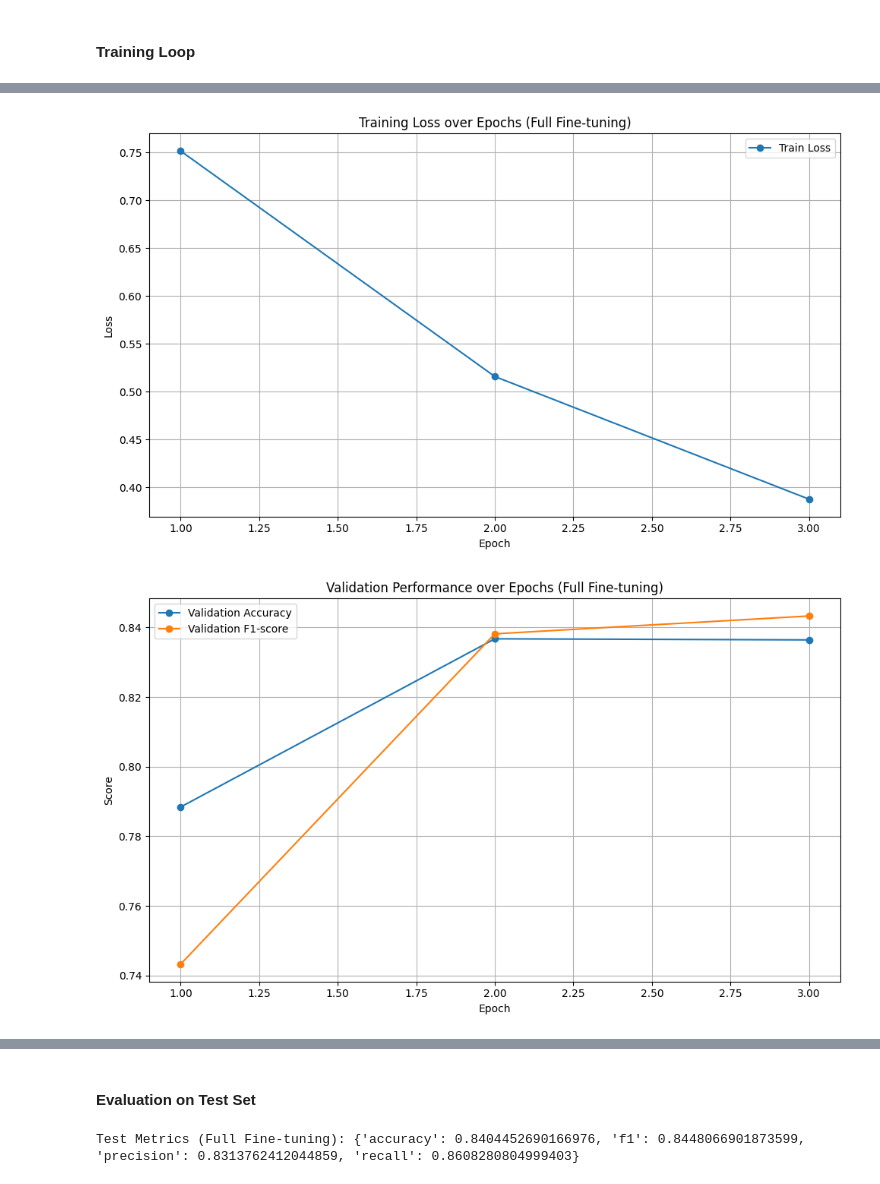
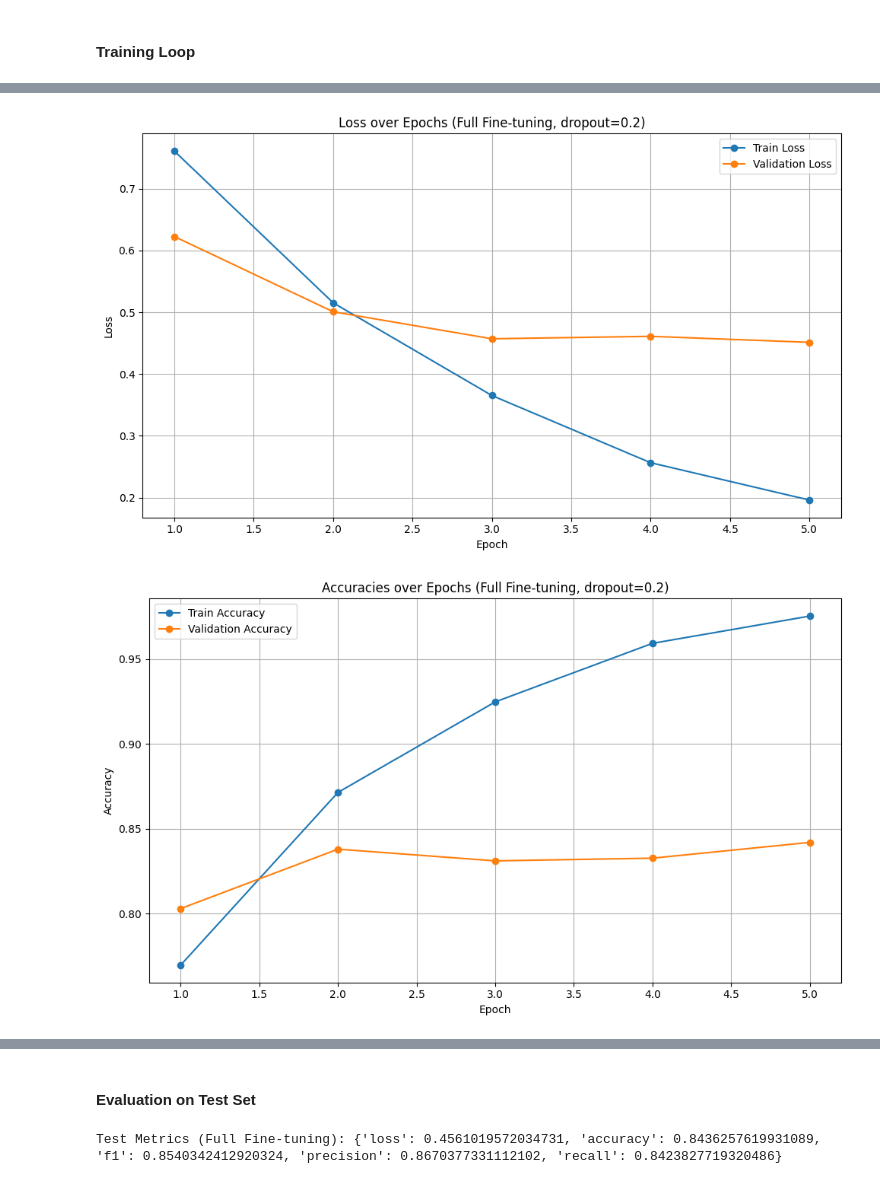
Before and after one commit to isabellachong/multimodal-fake-news-detection, a Jupyter notebook: scripts/CLIP.ipynb, the cells around one changed output, grey strips where cells are left out. Cells and saved outputs as stored; diff of their text form; code cells hidden in the pictures.

```diff
--- a/scripts/CLIP.ipynb
+++ b/scripts/CLIP.ipynb
@@ -173,7 +182,9 @@ def evaluate_model(model, data_loader):
 # training setup
 EPOCHS = 5
 LEARNING_RATE = 1e-4
-model = CLIPClassifier(MODEL_NAME, NUM_LABELS).to(DEVICE)
+DROPOUT = 0.2
+
+model = CLIPClassifier(MODEL_NAME, NUM_LABELS, DROPOUT).to(DEVICE)
 for param in model.clip.parameters():
     param.requires_grad = False
 optimizer = torch.optim.AdamW(model.parameters(), lr=LEARNING_RATE, weight_decay=WEIGHT_DECAY)
@@ -283,7 +337,7 @@ plt.show()
 #### Evaluation on Test Set
 # %%
 # compute evaluation metrics
-model.load_state_dict(torch.load(os.path.join(OUTPUT_DIR, 'best_model_classifier.pt'), map_location=DEVICE))
+model.load_state_dict(torch.load(os.path.join(OUTPUT_DIR, 'best_model_classifier_2.pt'), map_location=DEVICE))
 test_metrics = evaluate_model(model, test_loader)
 print("Test Metrics (Fine-tuning Classifier):", test_metrics)
 # %% [output]
@@ -449,0 +658,5 @@ Total misclassified samples: 780 / 3773
+# %%
+# compute evaluation metrics
+model.load_state_dict(torch.load(os.path.join(OUTPUT_DIR, 'best_model_classifier_3.pt'), map_location=DEVICE))
+test_metrics = evaluate_model(model, test_loader)
+print("Test Metrics (Fine-tuning Classifier):", test_metrics)
@@ -452,8 +821,10 @@ Total misclassified samples: 780 / 3773
 # %%
 # training setup
-EPOCHS = 3
+EPOCHS = 5
 LEARNING_RATE = 1e-5
-model = CLIPClassifier(MODEL_NAME, NUM_LABELS).to(DEVICE)
+DROPOUT = 0.2
+
+model = CLIPClassifier(MODEL_NAME, NUM_LABELS, DROPOUT).to(DEVICE)
 optimizer = torch.optim.AdamW(model.parameters(), lr=LEARNING_RATE, weight_decay=WEIGHT_DECAY)
 total_steps = len(train_loader) * EPOCHS
 scheduler = get_linear_schedule_with_warmup(
@@ -531,26 +938,39 @@ Validation F1 Scores: [0.7432718521847097, 0.8381855620727139, 0.843312898535212
 # %%
-# plot training loss
+# plot loss curves
 plt.figure(figsize=(10, 6))
-plt.plot(range(1, EPOCHS+1), train_losses_full, marker='o', label='Train Loss')
-plt.title('Training Loss over Epochs (Full Fine-tuning)')
+plt.plot(range(1, EPOCHS+1), train_losses_full_2, marker='o', label='Train Loss')
+plt.plot(range(1, EPOCHS+1), val_losses_full_2, marker='o', label='Validation Loss')
+plt.title('Loss over Epochs (Full Fine-tuning, dropout=0.2)')
 plt.xlabel('Epoch')
 plt.ylabel('Loss')
 plt.grid(True)
 plt.legend()
 plt.tight_layout()
 plt.show()
 
-# plot validation accuracy and f1
+# plot accuracy curves
 plt.figure(figsize=(10, 6))
-plt.plot(range(1, EPOCHS+1), val_accuracies_full, marker='o', label='Validation Accuracy')
-plt.plot(range(1, EPOCHS+1), val_f1s_full, marker='o', label='Validation F1-score')
-plt.title('Validation Performance over Epochs (Full Fine-tuning)')
+plt.plot(range(1, EPOCHS+1), train_accuracies_full_2, marker='o', label='Train Accuracy')
+plt.plot(range(1, EPOCHS+1), val_accuracies_full_2, marker='o', label='Validation Accuracy')
+plt.title('Accuracies over Epochs (Full Fine-tuning, dropout=0.2)')
 plt.xlabel('Epoch')
-plt.ylabel('Score')
+plt.ylabel('Accuracy')
 plt.grid(True)
 plt.legend()
 plt.tight_layout()
 plt.show()
+
+# plot f1-score curves
+plt.figure(figsize=(10, 6))
+plt.plot(range(1, EPOCHS+1), train_f1s_full_2, marker='o', label='Train F1-score')
+plt.plot(range(1, EPOCHS+1), val_f1s_full_2, marker='o', label='Validation F1-score')
+plt.title('F1-Scores over Epochs (Full Fine-tuning, dropout=0.2)')
+plt.xlabel('Epoch')
+plt.ylabel('F1-Score')
+plt.grid(True)
+plt.legend()
+plt.tight_layout()
+plt.show()
 # %% [output]
-[figure, old version]
+[figure, new version]
-[figure, old version]
+[figure, new version]
@@ -558,10 +979,10 @@ plt.show()
 #### Evaluation on Test Set
 # %%
 # compute evaluation metrics
-model.load_state_dict(torch.load(os.path.join(OUTPUT_DIR, 'best_model_full.pt'), map_location=DEVICE))
+model.load_state_dict(torch.load(os.path.join(OUTPUT_DIR, 'best_model_full_2.pt'), map_location=DEVICE))
 test_metrics = evaluate_model(model, test_loader)
 print("Test Metrics (Full Fine-tuning):", test_metrics)
 # %% [output]
-Test Metrics (Full Fine-tuning): {'accuracy': 0.8404452690166976, 'f1': 0.8448066901873599, 'precision': 0.8313762412044859, 'recall': 0.8608280804999403}
+Test Metrics (Full Fine-tuning): {'loss': 0.4561019572034731, 'accuracy': 0.8436257619931089, 'f1': 0.8540342412920324, 'precision': 0.8670377331112102, 'recall': 0.8423827719320486}
 # %%
 # load best model
```
Also changed, not shown: parts of 56 cells of this notebook.
